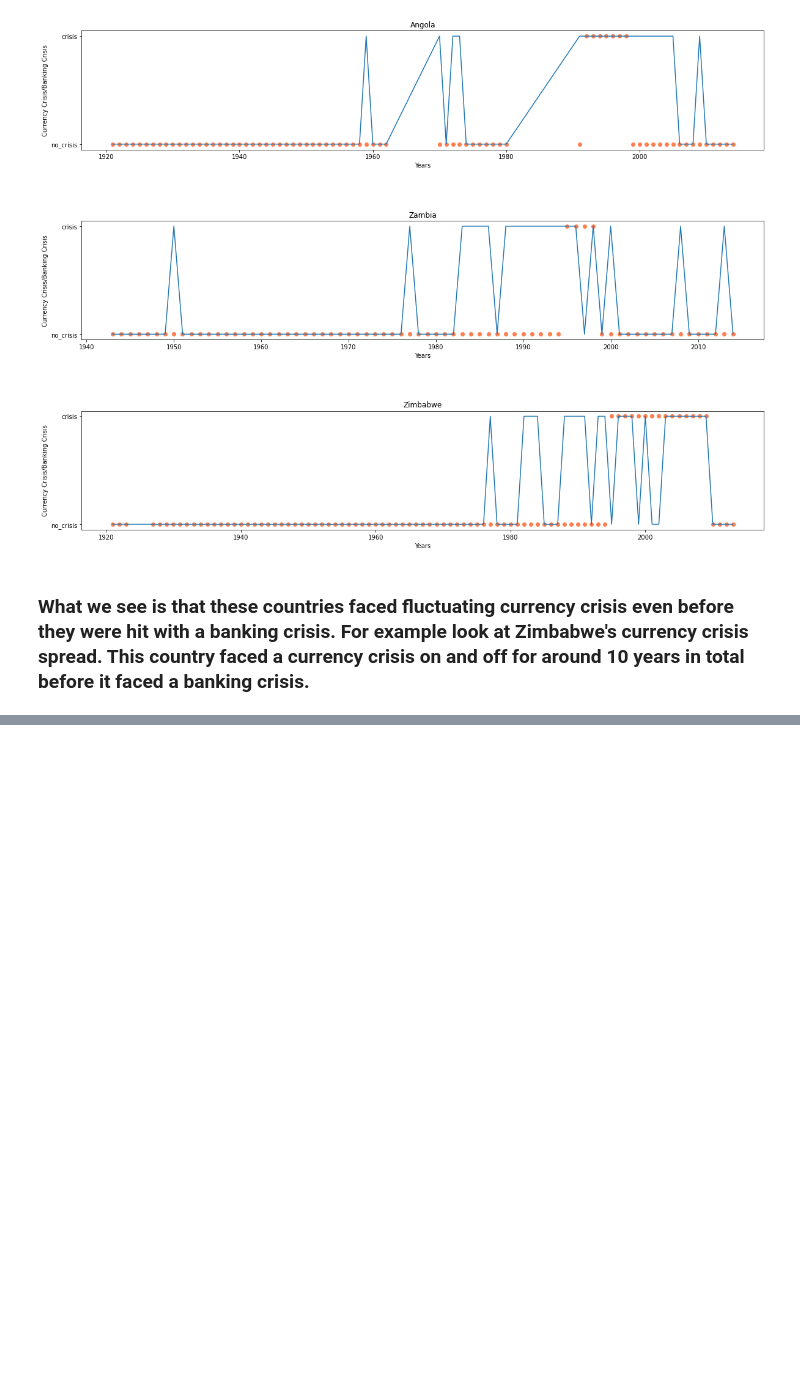
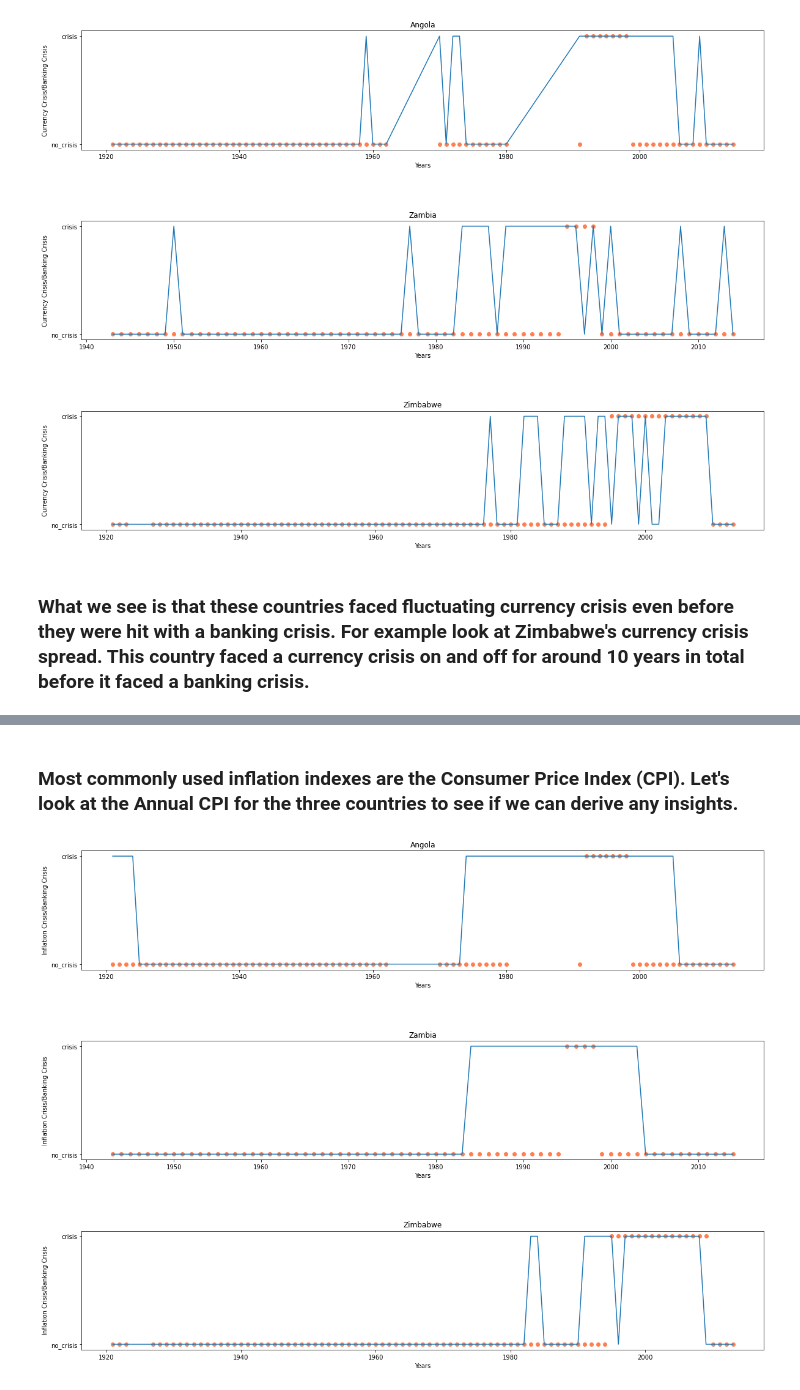
Before and after one commit to Ahyoh1/SGA08_DATASCI, a Jupyter notebook: Week 3 Challenge.ipynb, the cells around one changed output, grey strips where cells are left out. Saved outputs shown, nothing was run; the diff lists cells and outputs as text; code cells hidden in the pictures; blank space fills up the shorter version.

```diff
--- a/Week 3 Challenge.ipynb
+++ b/Week 3 Challenge.ipynb
@@ -237,0 +253,22 @@ for country in curr.country.unique():
+# %% [markdown]
+### Most commonly used inflation indexes are the Consumer Price Index (CPI). Let's look at the Annual CPI for the three countries to see if we can derive any insights.
+# %%
+infla = african_crises[['year','country', 'inflation_crises', 'inflation_annual_cpi', 'banking_crisis']]
+infla = infla[(infla['country'] == 'Angola') | (infla['country'] == 'Zambia') | (infla['country']=='Zimbabwe') ]
+infla = infla.replace(to_replace=2, value=1, regex=False)
+
+plt.figure(figsize=(20,15))
+count = 1
+
+for country in infla.country.unique():
+    plt.subplot(len(infla.country.unique()),1,count)
+    subset = infla[(infla['country'] == country)]
+    sns.lineplot(subset['year'],subset['inflation_crises'],ci=None)
+    plt.scatter(subset['year'],subset["banking_crisis"], color='coral', label='Banking Crisis')
+    plt.subplots_adjust(hspace=0.6)
+    plt.xlabel('Years')
+    plt.ylabel('Inflation Crisis/Banking Crisis')
+    plt.title(country)
+    count+=1
+# %% [output]
+[figure, added]
```
Also changed, not shown: parts of 3 cells of this notebook.
